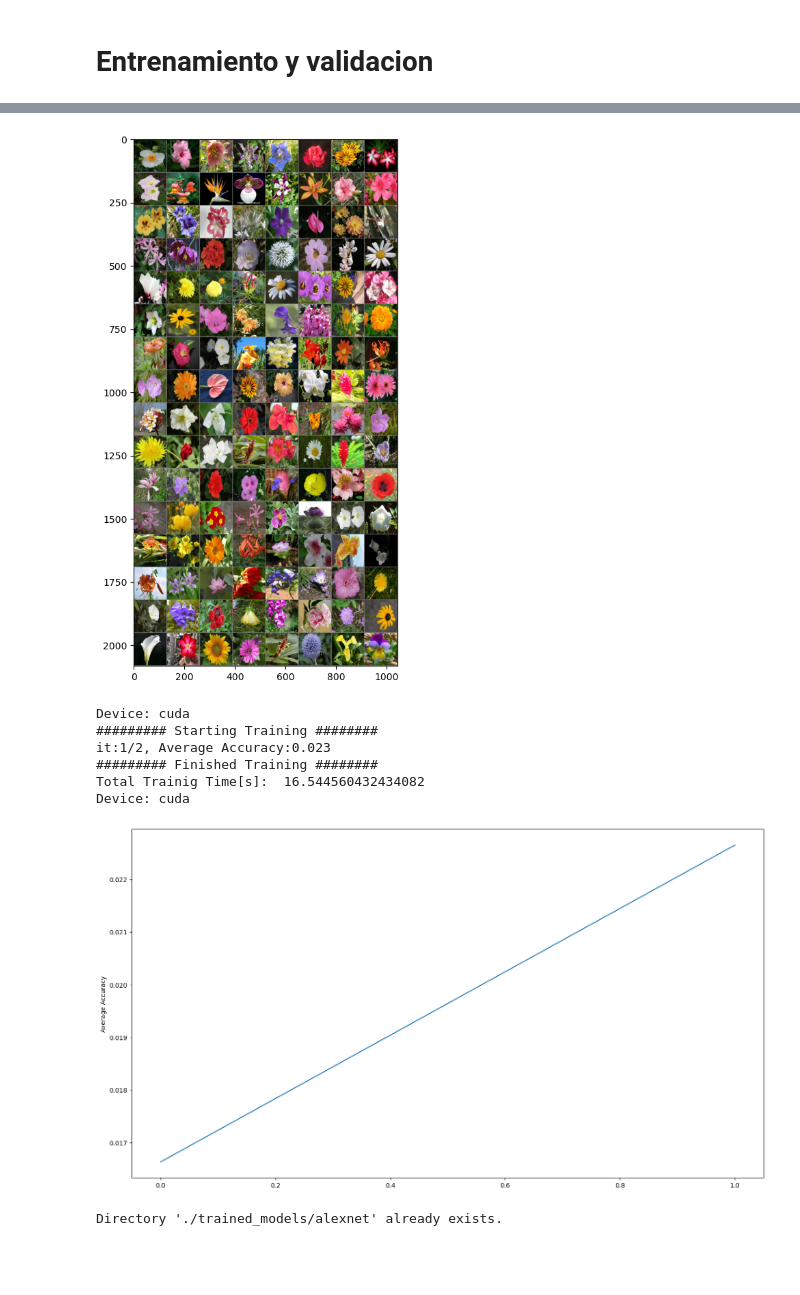
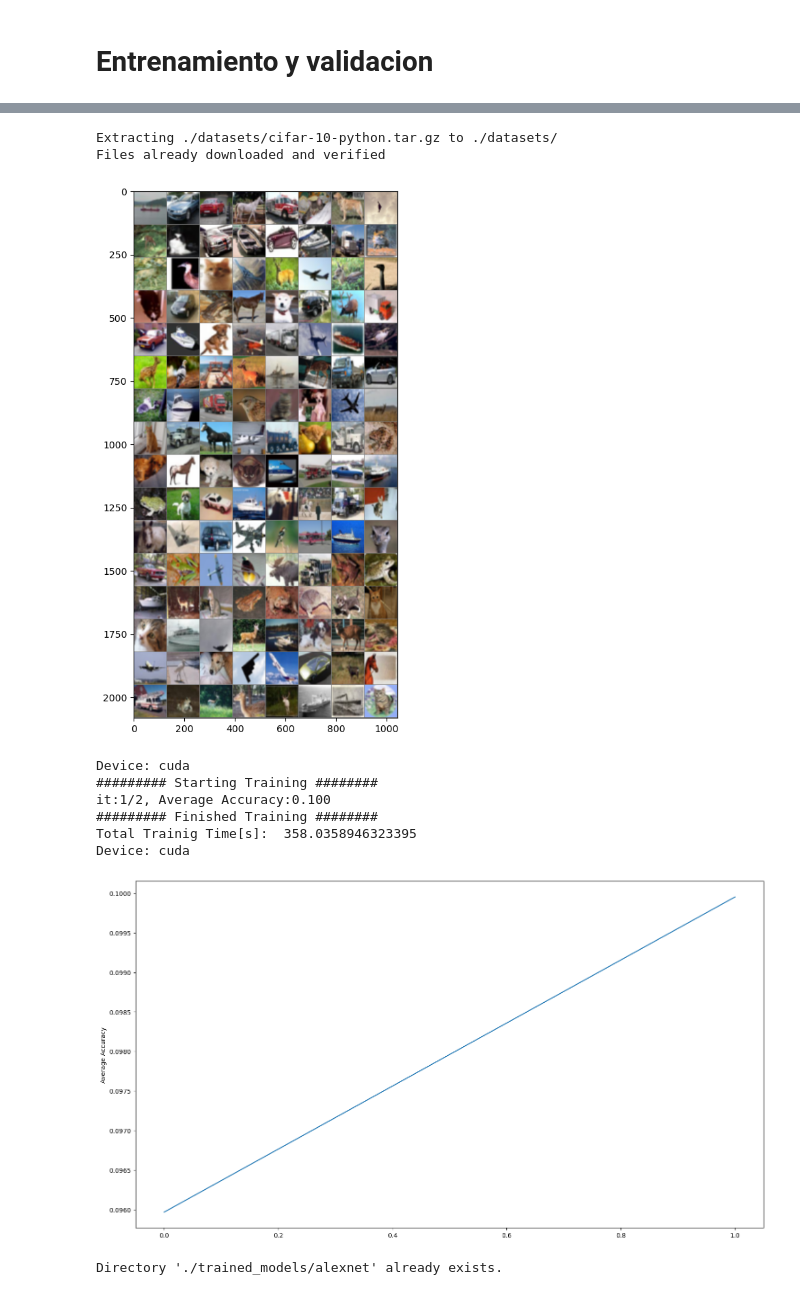
Before and after one commit to pQbas/cnns, a Jupyter notebook: alexnet.ipynb, the cells around one changed output, grey strips where cells are left out. Saved outputs shown, nothing was run; the diff lists cells and outputs as text; code cells hidden in the pictures; blank space fills up the shorter version.

Commit message:
cifar10 was added to get_datasets()

```diff
--- a/alexnet.ipynb
+++ b/alexnet.ipynb
@@ -141,7 +141,7 @@ data_transforms = [
     transforms.Lambda(lambda t: (t * 2) - 1) # Scale between [-1, 1]
 ]
 
-trainloader, testloader = get_dataset(dataset_name='flowers102', transform=data_transforms, batchsize = BATCH_SIZE)
+trainloader, testloader = get_dataset(dataset_name='cifar10', transform=data_transforms, batchsize = BATCH_SIZE)
 imshow(testloader)
 
 device = get_default_device()
@@ -157,11 +158,13 @@ trained_model = train(net=model,
+Extracting ./datasets/cifar-10-python.tar.gz to ./datasets/
+Files already downloaded and verified
-[figure, old version]
+[figure, new version]
-Device: cuda
-######### Starting Training ########
-it:1/2, Average Accuracy:0.023
-######### Finished Training ########
-Total Trainig Time[s]:  16.544560432434082
-Device: cuda
+Device: cuda
+######### Starting Training ########
+it:1/2, Average Accuracy:0.100
+######### Finished Training ########
+Total Trainig Time[s]:  358.0358946323395
+Device: cuda
-[figure, old version]
+[figure, new version]
 # %%
 PATH = './trained_models/alexnet'
 create_directory(PATH)
```
Also changed, not shown: parts of 1 cell of this notebook, 1 other file.
